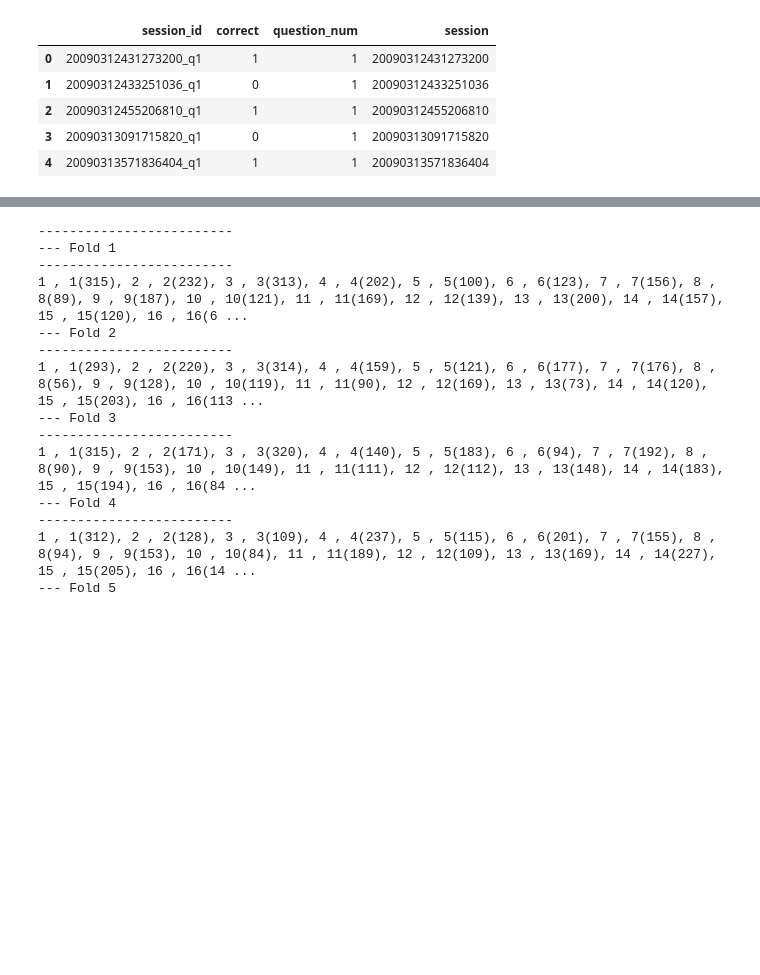
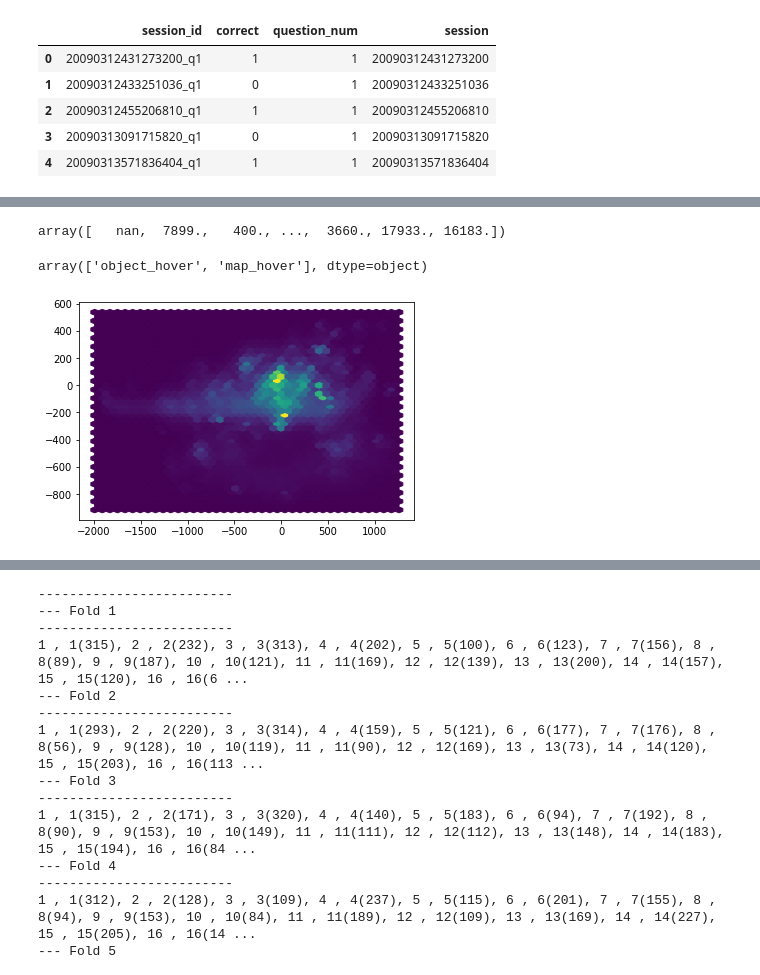
Before and after one commit to sitsawek/predict_student_performance_from_game_play, a Jupyter notebook: predict-student-performance-from-game-play.ipynb, the cells around one changed output, grey strips where cells are left out. Cells and saved outputs as stored; diff of their text form; code cells hidden in the pictures; blank space fills up the shorter version.

```diff
--- a/predict-student-performance-from-game-play.ipynb
+++ b/predict-student-performance-from-game-play.ipynb
@@ -384,0 +428,15 @@ Shape of all train data after feature engineering: (70686, 8)
+# %%
+df_train_resize.hover_duration.unique()
+# %% [output]
+array([   nan,  7899.,   400., ...,  3660., 17933., 16183.])
+# %%
+df_train_resize[~df_train_resize.hover_duration.isna()].event_name.unique()
+# %% [output]
+array(['object_hover', 'map_hover'], dtype=object)
+# %%
+x = df_train_resize['room_coor_x']
+y = df_train_resize['room_coor_y']
+plt.hexbin(x, y, gridsize=40)
+plt.show()
+# %% [output]
+[figure, added]
```
Also changed, not shown: parts of 10 cells of this notebook.
